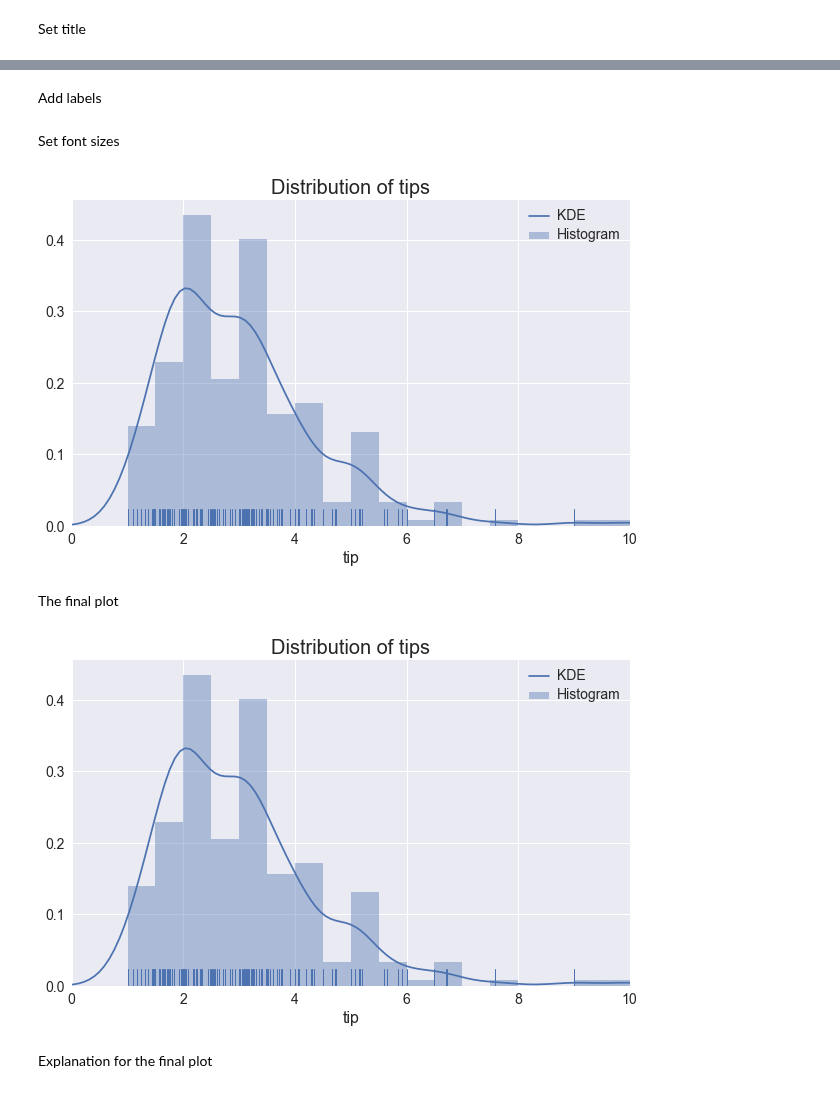
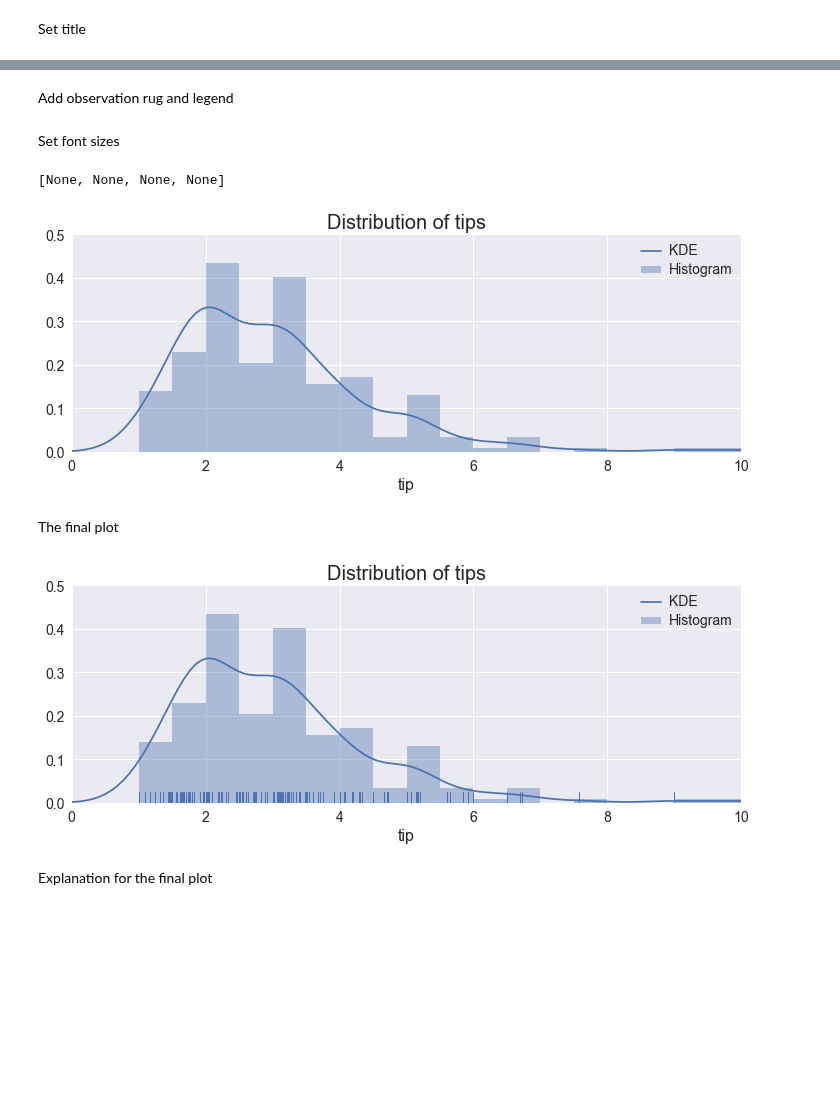
Before and after one commit to snorreralund/sds, a Jupyter notebook: slides/plotting.ipynb, the cells around one changed output, grey strips where cells are left out. Drawn from its saved outputs; the diff is of its cells as text; code cells hidden in the pictures; blank space fills up the shorter version.

```diff
--- a/slides/plotting.ipynb
+++ b/slides/plotting.ipynb
@@ -182,3 +195,3 @@ ax.set_xlim(0,10) # set limits for x-axis
-# %% [markdown]
-Add labels
+# %% [markdown]
+Add observation rug and legend
 # %%
@@ -192,28 +207,30 @@ ax.set_xlim(0,10)
 # %% [markdown]
 Set font sizes
 # %%
-f,ax = plt.subplots(figsize=(10,6))
-sns.distplot(a=tips.tip, ax=ax, rug=True,
+f,ax = plt.subplots(figsize=(12,4))
+sns.distplot(a=tips.tip, ax=ax,
              kde_kws={'label': 'KDE'},
              hist_kws={'label': 'Histogram'})
 ax.set_title('Distribution of tips')
 ax.set_xlim(0,10)
+ax.set_ylim(0,.5)
 
 # set font sizes
 ax.title.set_fontsize(20) # title
 ax.xaxis.label.set_fontsize(16)  #xaxis label
-for item in ax.get_yticklabels()+ax.get_xticklabels(): # xaxis tickers
+tick_labels = ax.get_yticklabels()+ax.get_xticklabels()
+for item in tick_labels: # axis tickers
     item.set_fontsize(14)
 plt.setp(plt.gca().get_legend().get_texts(), fontsize='14') # legend labels
-print()
 # %% [output]
+[None, None, None, None]
-[figure, old version]
+[figure, new version]
 # %% [markdown]
 The final plot
 # %%
 f
 # %% [output]
-[figure, old version]
+[figure, new version]
 # %% [markdown]
 Explanation for the final plot
 # %%
```
Also changed, not shown: parts of 24 cells of this notebook, 1 other file.
